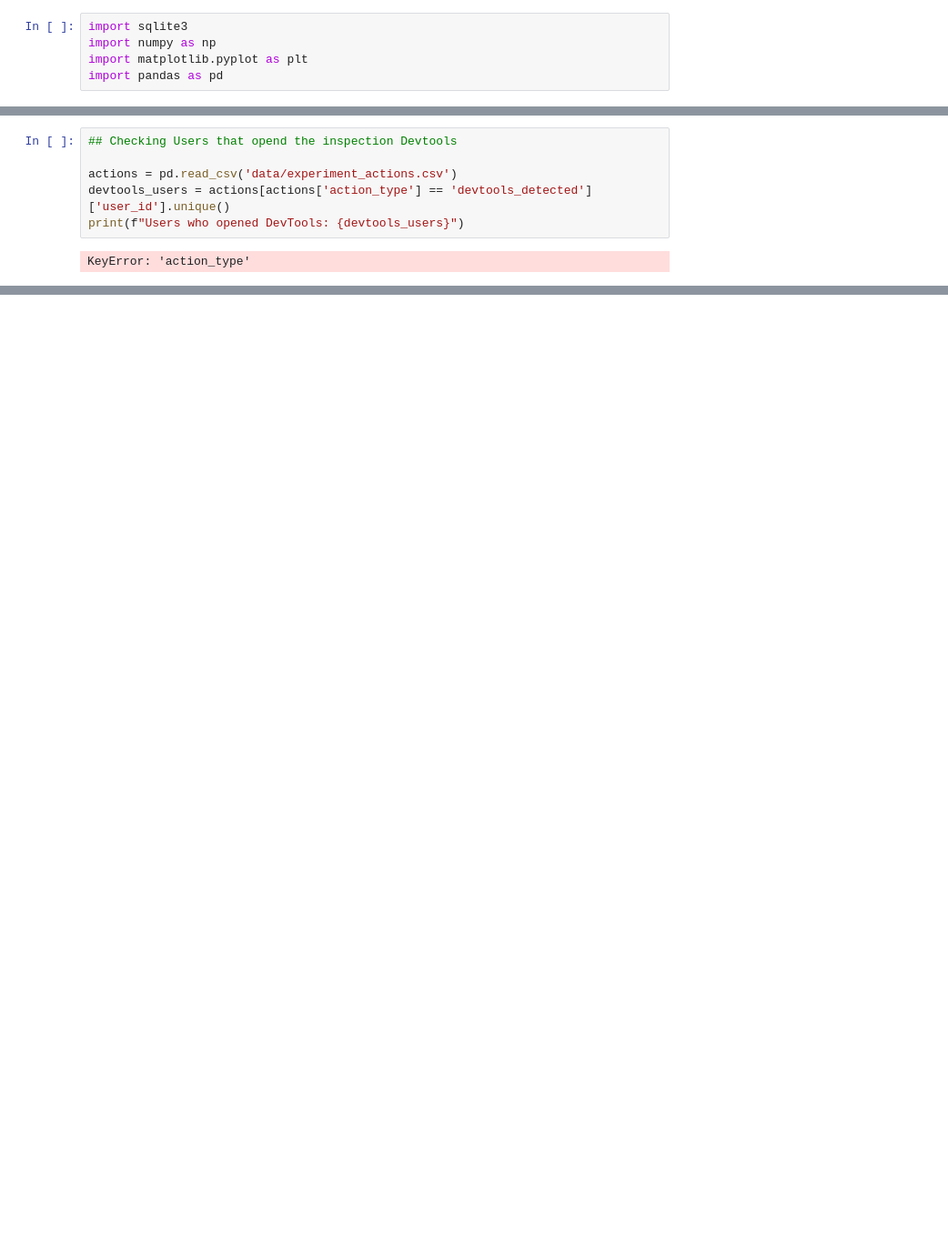
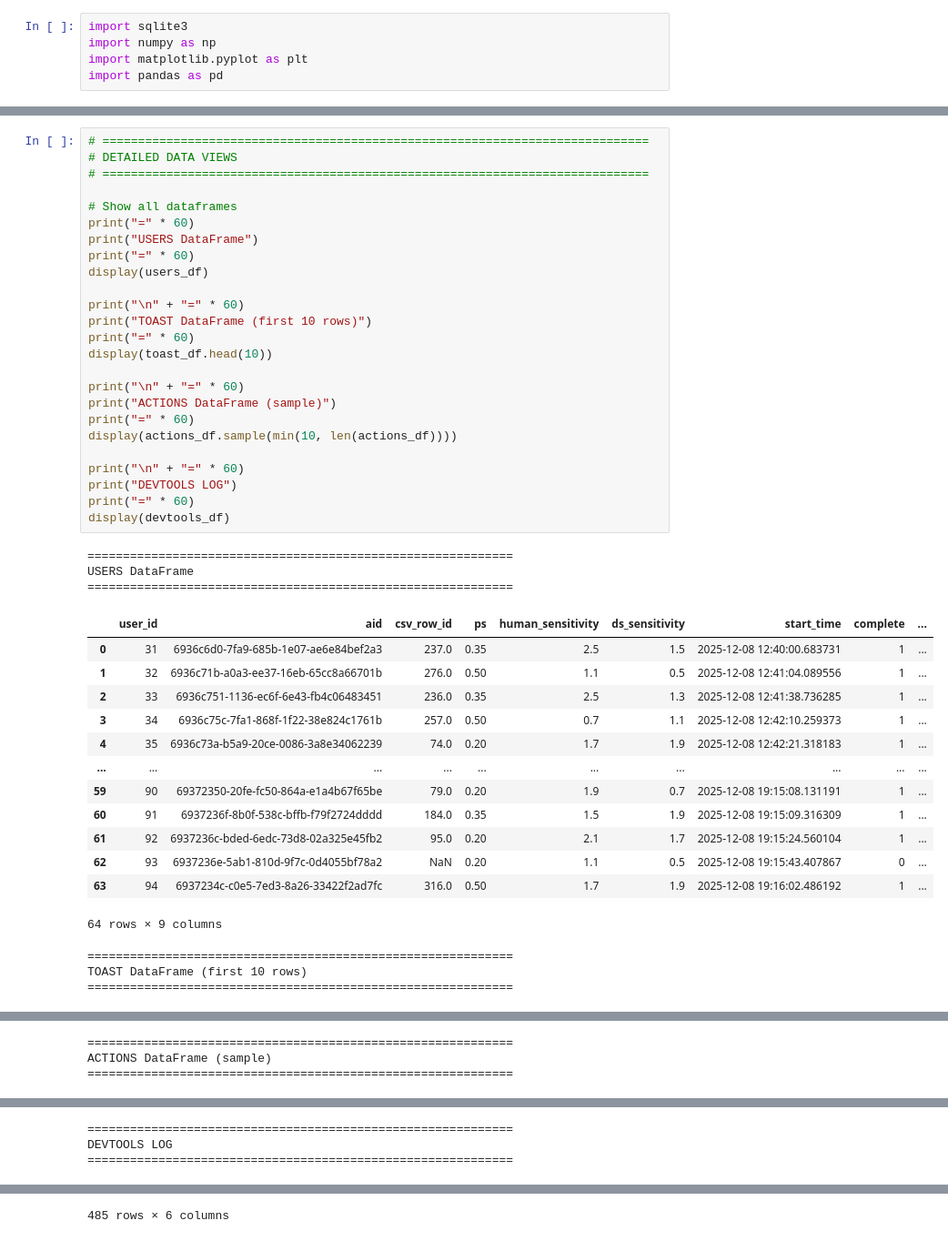
Before and after one commit to omribouchnick/ds-experiment-omri, a Jupyter notebook: experiment_analysis.ipynb, the cells around one changed output, grey strips where cells are left out. Shown at 91% size. Saved outputs shown, nothing was run; the diff lists cells and outputs as text; blank space fills up the shorter version.

```diff
--- a/experiment_analysis.ipynb
+++ b/experiment_analysis.ipynb
@@ -86,8 +775,45 @@ ModuleNotFoundError: No module named 'matplotlib'
 # %%
-## Checking Users that opend the inspection Devtools
+# =============================================================================
+# DETAILED DATA VIEWS
+# =============================================================================
 
-actions = pd.read_csv('data/experiment_actions.csv')
-devtools_users = actions[actions['action_type'] == 'devtools_detected']['user_id'].unique()
-print(f"Users who opened DevTools: {devtools_users}")
+# Show all dataframes
+print("=" * 60)
+print("USERS DataFrame")
+print("=" * 60)
+display(users_df)
+
+print("\n" + "=" * 60)
+print("TOAST DataFrame (first 10 rows)")
+print("=" * 60)
+display(toast_df.head(10))
+
+print("\n" + "=" * 60)
+print("ACTIONS DataFrame (sample)")
+print("=" * 60)
+display(actions_df.sample(min(10, len(actions_df))))
+
+print("\n" + "=" * 60)
+print("DEVTOOLS LOG")
+print("=" * 60)
+display(devtools_df)
 # %% [output]
-KeyError: 'action_type'
+============================================================
+USERS DataFrame
+============================================================
+|  | user_id | aid | csv_row_id | ps | human_sensitivity | ds_sensitivity | start_time | complete | ... |
+| 0 | 31 | 6936c6d0-7fa9-685b-1e07-ae6e84bef2a3 | 237.0 | 0.35 | 2.5 | 1.5 | 2025-12-08 12:40:00.683731 | 1 | ... |
+| 1 | 32 | 6936c71b-a0a3-ee37-16eb-65cc8a66701b | 276.0 | 0.50 | 1.1 | 0.5 | 2025-12-08 12:41:04.089556 | 1 | ... |
+| 2 | 33 | 6936c751-1136-ec6f-6e43-fb4c06483451 | 236.0 | 0.35 | 2.5 | 1.3 | 2025-12-08 12:41:38.736285 | 1 | ... |
+| 3 | 34 | 6936c75c-7fa1-868f-1f22-38e824c1761b | 257.0 | 0.50 | 0.7 | 1.1 | 2025-12-08 12:42:10.259373 | 1 | ... |
+| 4 | 35 | 6936c73a-b5a9-20ce-0086-3a8e34062239 | 74.0 | 0.20 | 1.7 | 1.9 | 2025-12-08 12:42:21.318183 | 1 | ... |
+| ... | ... | ... | ... | ... | ... | ... | ... | ... | ... |
+| 59 | 90 | 69372350-20fe-fc50-864a-e1a4b67f65be | 79.0 | 0.20 | 1.9 | 0.7 | 2025-12-08 19:15:08.131191 | 1 | ... |
+| 60 | 91 | 6937236f-8b0f-538c-bffb-f79f2724dddd | 184.0 | 0.35 | 1.5 | 1.9 | 2025-12-08 19:15:09.316309 | 1 | ... |
+| 61 | 92 | 6937236c-bded-6edc-73d8-02a325e45fb2 | 95.0 | 0.20 | 2.1 | 1.7 | 2025-12-08 19:15:24.560104 | 1 | ... |
+| 62 | 93 | 6937236e-5ab1-810d-9f7c-0d4055bf78a2 | NaN | 0.20 | 1.1 | 0.5 | 2025-12-08 19:15:43.407867 | 0 | ... |
+| 63 | 94 | 6937234c-c0e5-7ed3-8a26-33422f2ad7fc | 316.0 | 0.50 | 1.7 | 1.9 | 2025-12-08 19:16:02.486192 | 1 | ... |
+64 rows × 9 columns
+============================================================
+TOAST DataFrame (first 10 rows)
+============================================================
@@ -93,0 +831,3 @@ KeyError: 'action_type'
+============================================================
+ACTIONS DataFrame (sample)
+============================================================
@@ -93,0 +845,3 @@ KeyError: 'action_type'
+============================================================
+DEVTOOLS LOG
+============================================================
@@ -93,0 +860 @@ KeyError: 'action_type'
+485 rows × 6 columns
```
Also changed, not shown: parts of 16 cells of this notebook, 20 other files.
